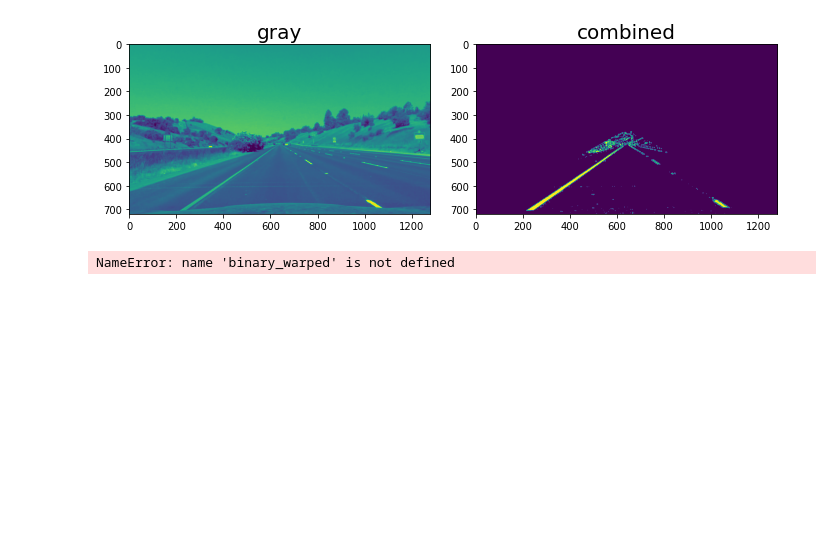
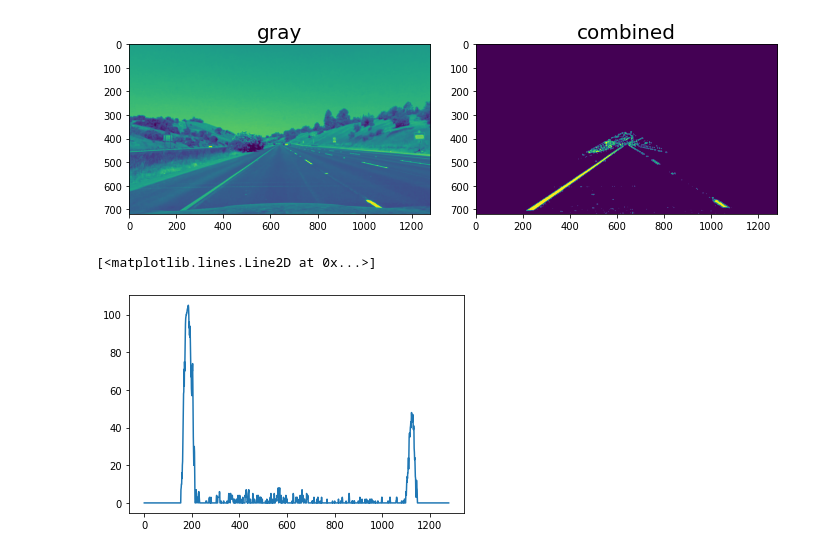
Before and after one commit to yongzou/CarND-Advanced-Lane-Lines, a Jupyter notebook: examples/homework.ipynb, the cells around one changed output. Saved outputs shown, nothing was run; the diff lists cells and outputs as text; code cells hidden in the pictures; blank space fills up the shorter version.

```diff
--- a/examples/homework.ipynb
+++ b/examples/homework.ipynb
@@ -47,11 +47,11 @@ for fname in images:
         imgpoints.append(corners)
 
         # Draw and display the corners
-        img = cv2.drawChessboardCorners(img, (9,6), corners, ret)
-        cv2.imshow('img',img)
-        cv2.waitKey(500)
+#         img = cv2.drawChessboardCorners(img, (9,6), corners, ret)
+#         cv2.imshow('img',img)
+#         cv2.waitKey(500)
 
-cv2.destroyAllWindows()
+# cv2.destroyAllWindows()
 # %% [markdown]
 ## And so on and so forth...
 # %%
@@ -253,6 +253,7 @@ def hist(img):
     # Sum across image pixels vertically - make sure to set an `axis`
     # i.e. the highest areas of vertical lines should be larger values
     histogram = np.sum(bottom_half, axis=0)
+
     return histogram
 
 
@@ -345,42 +346,49 @@ def fit_polynomial(binary_warped):
     # Fit a second order polynomial to each using `np.polyfit`
     left_fit = np.polyfit(lefty, leftx, 2)
     right_fit = np.polyfit(righty, rightx, 2)
 
     # Generate x and y values for plotting
     ploty = np.linspace(0, binary_warped.shape[0]-1, binary_warped.shape[0] )
 
     try:
         left_fitx = left_fit[0]*ploty**2 + left_fit[1]*ploty + left_fit[2]
         right_fitx = right_fit[0]*ploty**2 + right_fit[1]*ploty + right_fit[2]
     except TypeError:
         # Avoids an error if `left` and `right_fit` are still none or incorrect
         print('The function failed to fit a line!')
         left_fitx = 1*ploty**2 + 1*ploty
         right_fitx = 1*ploty**2 + 1*ploty
 
     ## Visualization ##
     # Colors in the left and right lane regions
     out_img[lefty, leftx] = [255, 0, 0]
     out_img[righty, rightx] = [0, 0, 255]
 
     # Plots the left and right polynomials on the lane lines
     plt.plot(left_fitx, ploty, color='yellow')
     plt.plot(right_fitx, ploty, color='yellow')
 
     return out_img
 
 
-out_img = fit_polynomial(binary_warped)
+# out_img = fit_polynomial(binary_warped)
+# plt.imshow(out_img)
 
-plt.imshow(out_img)
-
-for img in glob.glob('../test_images/test*.jpg'):
-    undist, bird_img, _ = bird_eye(img)
-    histogram = hist(bird_img/255)
-    plt.plot(histogram)
-    break
+# for img in glob.glob('../test_images/test*.jpg'):
+#     undist, bird_img, _ = bird_eye(img)
+#     histogram = hist(bird_img/255)
+#     plt.plot(histogram)
+#     break
+image = '../test_images/straight_lines1.jpg'
+img = cv2.imread(image)
+undist, bird_img, _ = bird_eye(img)
+img_info = threshold_image(bird_img)
+hist_img = hist(img_info["combined"])
+# display_images({"img": hist_img})
+plt.plot(hist_img)
 # %% [output]
-NameError: name 'binary_warped' is not defined
+[<matplotlib.lines.Line2D at 0x...>]
+[figure, added]
 # %%
 # Determine the curvature of the lane and vehicle position with respect to center.
 # %%
```
Also changed, not shown: parts of 1 cell of this notebook.
